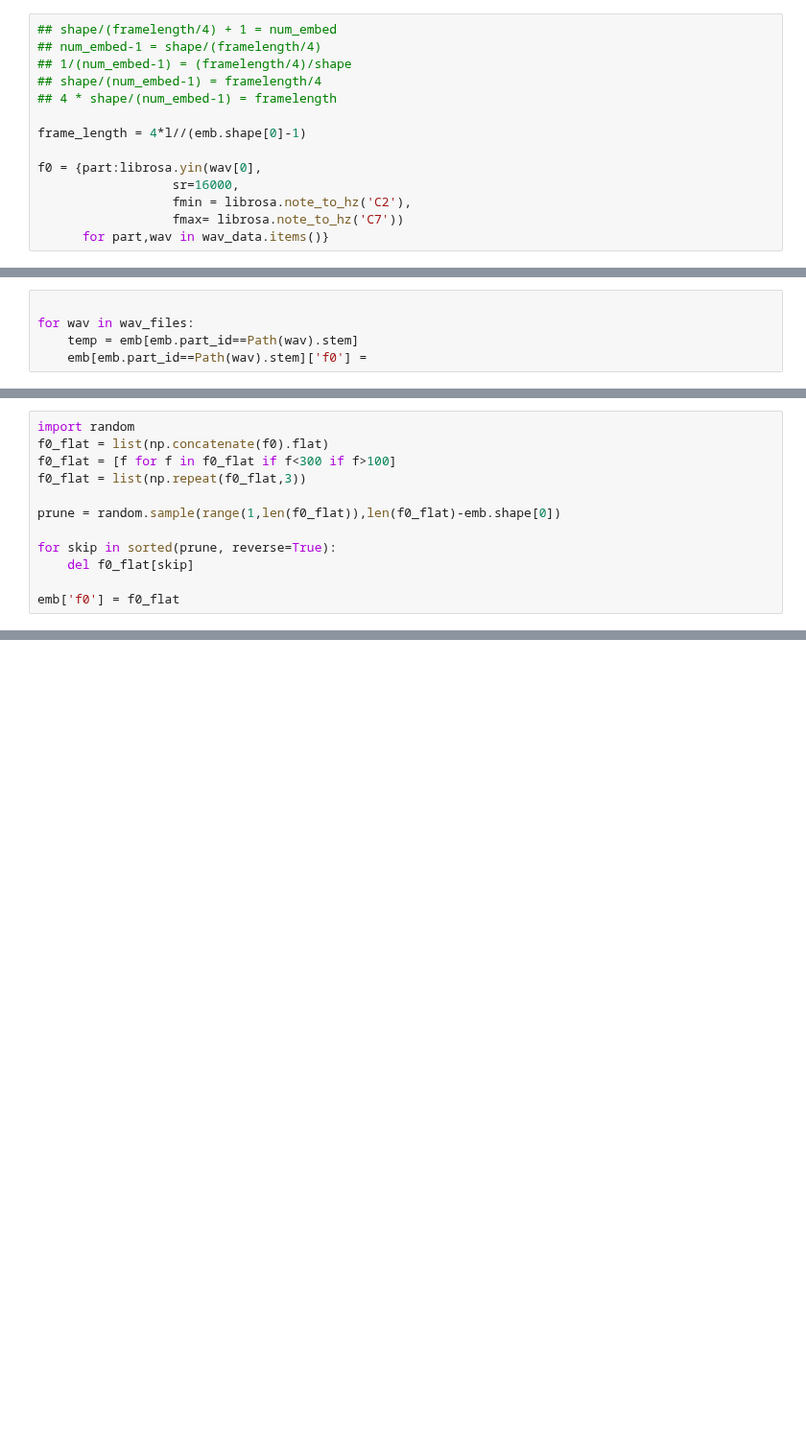
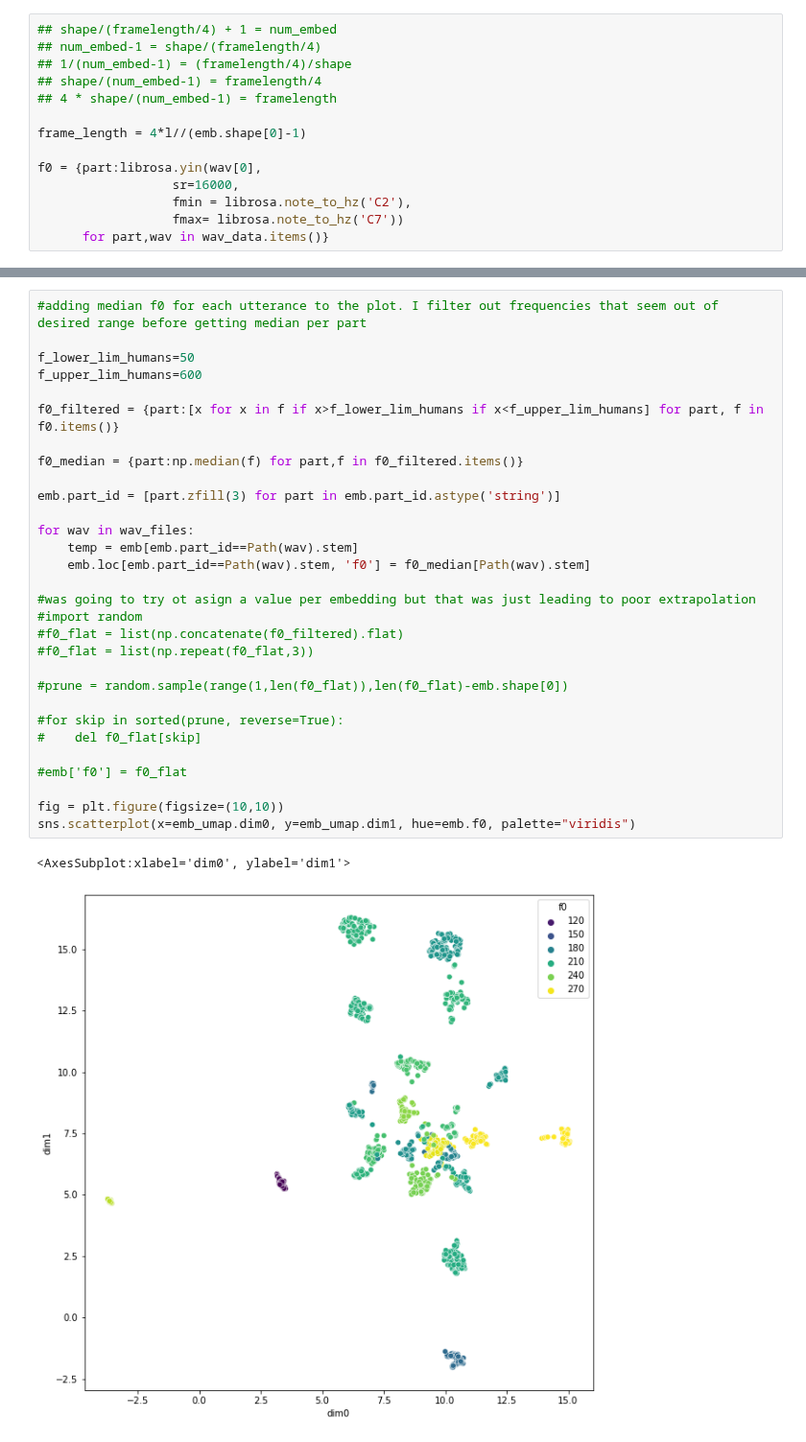
Before and after one commit to Rahul-Brito/infantvoice, a Jupyter notebook: scripts/Sohye Notebook.ipynb, the cells around one changed output, grey strips where cells are left out. Shown at 96% size. Cells and saved outputs as stored; diff of their text form; blank space fills up the shorter version.

Commit message:
calculated median f0 after filtering out high and low frequencies outside human range

```diff
--- a/scripts/Sohye Notebook.ipynb
+++ b/scripts/Sohye Notebook.ipynb
@@ -196,5 +189,0 @@ dict_keys(['014', '001', '015', '003', '017', '016', '002', '006', '012', '013',
-# %%
-
-for wav in wav_files:
-    temp = emb[emb.part_id==Path(wav).stem]
-    emb[emb.part_id==Path(wav).stem]['f0'] =
@@ -231,12 +189,0 @@ list(np.repeat(test,2))
-# %%
-import random
-f0_flat = list(np.concatenate(f0).flat)
-f0_flat = [f for f in f0_flat if f<300 if f>100]
-f0_flat = list(np.repeat(f0_flat,3))
-
-prune = random.sample(range(1,len(f0_flat)),len(f0_flat)-emb.shape[0])
-
-for skip in sorted(prune, reverse=True):
-    del f0_flat[skip]
-
-emb['f0'] = f0_flat
@@ -269,0 +190,33 @@ emb[emb.f0 <100]
+# %%
+#adding median f0 for each utterance to the plot. I filter out frequencies that seem out of desired range before getting median per part
+
+f_lower_lim_humans=50
+f_upper_lim_humans=600
+
+f0_filtered = {part:[x for x in f if x>f_lower_lim_humans if x<f_upper_lim_humans] for part, f in f0.items()}
+
+f0_median = {part:np.median(f) for part,f in f0_filtered.items()}
+
+emb.part_id = [part.zfill(3) for part in emb.part_id.astype('string')]
+
+for wav in wav_files:
+    temp = emb[emb.part_id==Path(wav).stem]
+    emb.loc[emb.part_id==Path(wav).stem, 'f0'] = f0_median[Path(wav).stem]
+
+#was going to try ot asign a value per embedding but that was just leading to poor extrapolation
+#import random
+#f0_flat = list(np.concatenate(f0_filtered).flat)
+#f0_flat = list(np.repeat(f0_flat,3))
+
+#prune = random.sample(range(1,len(f0_flat)),len(f0_flat)-emb.shape[0])
+
+#for skip in sorted(prune, reverse=True):
+#    del f0_flat[skip]
+
+#emb['f0'] = f0_flat
+
+fig = plt.figure(figsize=(10,10))
+sns.scatterplot(x=emb_umap.dim0, y=emb_umap.dim1, hue=emb.f0, palette="viridis")
+# %% [output]
+<AxesSubplot:xlabel='dim0', ylabel='dim1'>
+[figure, added]
```
Also changed, not shown: parts of 7 cells of this notebook.
